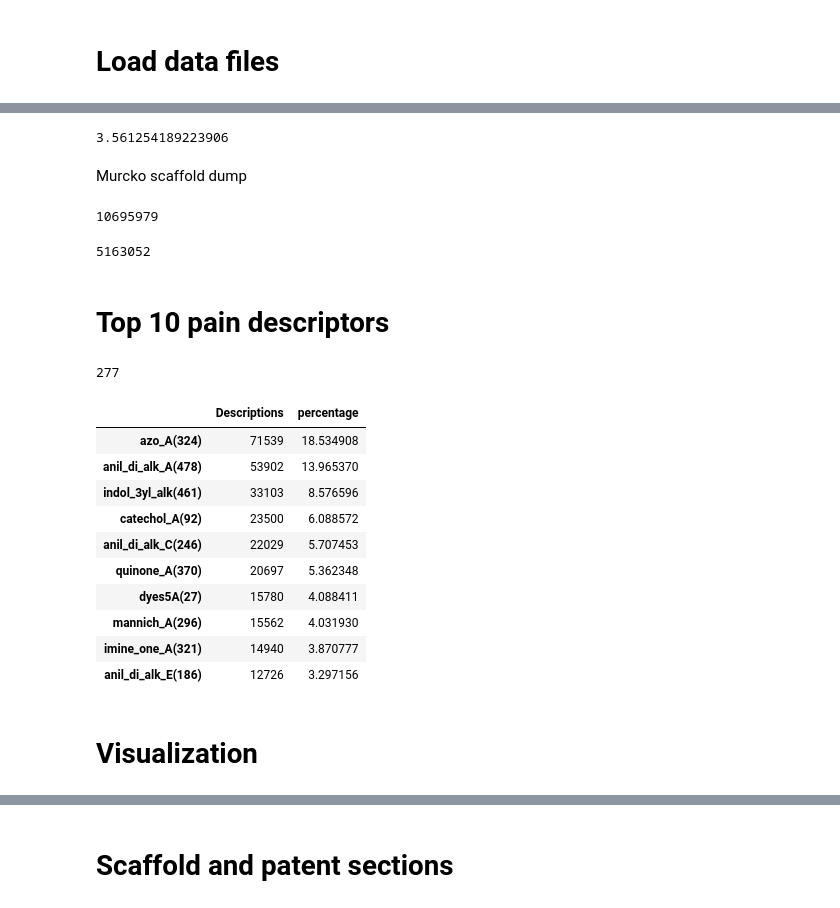
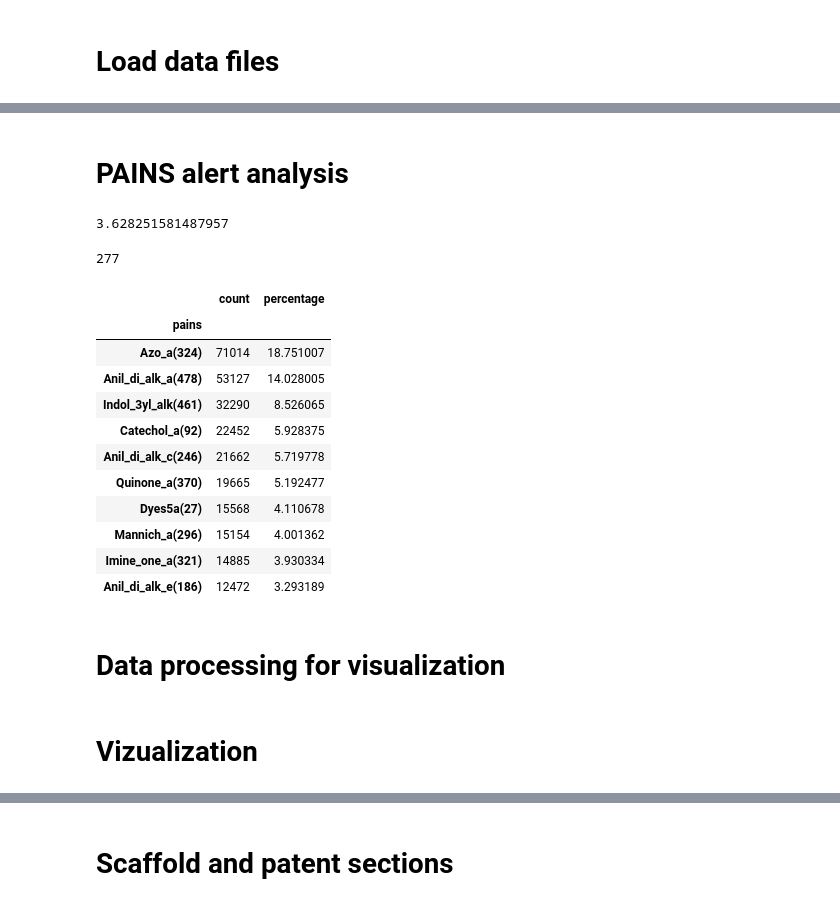
Before and after one commit to Fraunhofer-ITMP/patent-clinical-candidate-characteristics, a Jupyter notebook: notebooks/3_3_structure_charcterstics.ipynb, the cells around one changed output, grey strips where cells are left out. Drawn from its saved outputs; the diff is of its cells as text; code cells hidden in the pictures.

```diff
--- a/notebooks/3_3_structure_charcterstics.ipynb
+++ b/notebooks/3_3_structure_charcterstics.ipynb
@@ -41,2 +79,18 @@ SureChEMBL data
+# %%
+property_df = pd.read_csv(
+    f"{MAPPINGS_DIR}/property_data.tsv",
+    sep="\t",
+    low_memory=False,
+    usecols=["SMILES", "mw"],
+)
+
+pains_compounds_df = pd.read_parquet(
+    f"{PROCESSED_DIR}/pains_data.pq", columns=["SMILES", "pains", "pains_count"]
+)
+
+murcko_scaffold_df = pd.read_parquet(
+    f"{PROCESSED_DIR}/surechembl_generic_mucko.pq",
+    columns=["cleaned_smiles", "scaffold", "year", "scaffold_mw"],
+)
 # %%
 surechembl_df = pd.read_parquet(
@@ -67,15 +111,7 @@ pain_data.head(2)
+# %% [markdown]
+# PAINS alert analysis
 # %%
 # find percentage of unwanted structures in the dataset
-(
-    pain_data["smiles (Largest component)"].nunique()
-    / properties_df[properties_df.mw < 2000]["SMILES"].nunique()
-) * 100
+(pains_compounds_df["SMILES"].nunique() / property_df["SMILES"].nunique()) * 100
 # %% [output]
-3.561254189223906
+3.628251581487957
-# %% [markdown]
-Murcko scaffold dump
-# %%
-murcko_mapping_dict = json.load(open(f"{MAPPINGS_DIR}/murcko_scaffolds.json"))
-len(murcko_mapping_dict)
-# %% [output]
-10695979
@@ -84,30 +118,26 @@ murcko_wt_dict = json.load(open(f"{MAPPINGS_DIR}/murcko_scaffold_mol_wt.json"))
-# %%
-surechembl_df["scaffold"] = surechembl_df["SMILES"].map(murcko_mapping_dict)
-surechembl_df["scaffold_wt"] = surechembl_df["scaffold"].map(murcko_wt_dict)
-surechembl_df["scaffold"].nunique()
-# %% [output]
-5163052
-# %% [markdown]
-# Top 10 pain descriptors
-# %%
-pain_data["Descriptions"].nunique()
-# %% [output]
-277
+# %%
+pains_compounds_df["pains"].nunique()
+# %% [output]
+277
 # %%
-pain_descriptors = pain_data["Descriptions"].value_counts().to_frame()
+pain_descriptors = pains_compounds_df["pains"].value_counts().to_frame()
+
 pain_descriptors["percentage"] = (
-    pain_descriptors.Descriptions / pain_descriptors.Descriptions.sum()
+    pain_descriptors["count"] / pain_descriptors["count"].sum()
 ) * 100
 pain_descriptors.head(10)
 # %% [output]
-|  | Descriptions | percentage |
-| azo_A(324) | 71539 | 18.534908 |
-| anil_di_alk_A(478) | 53902 | 13.965370 |
-| indol_3yl_alk(461) | 33103 | 8.576596 |
-| catechol_A(92) | 23500 | 6.088572 |
-| anil_di_alk_C(246) | 22029 | 5.707453 |
-| quinone_A(370) | 20697 | 5.362348 |
-| dyes5A(27) | 15780 | 4.088411 |
-| mannich_A(296) | 15562 | 4.031930 |
-| imine_one_A(321) | 14940 | 3.870777 |
-| anil_di_alk_E(186) | 12726 | 3.297156 |
+|  | count | percentage |
+| pains |  |  |
+| Azo_a(324) | 71014 | 18.751007 |
+| Anil_di_alk_a(478) | 53127 | 14.028005 |
+| Indol_3yl_alk(461) | 32290 | 8.526065 |
+| Catechol_a(92) | 22452 | 5.928375 |
+| Anil_di_alk_c(246) | 21662 | 5.719778 |
+| Quinone_a(370) | 19665 | 5.192477 |
+| Dyes5a(27) | 15568 | 4.110678 |
+| Mannich_a(296) | 15154 | 4.001362 |
+| Imine_one_a(321) | 14885 | 3.930334 |
+| Anil_di_alk_e(186) | 12472 | 3.293189 |
+# %% [markdown]
+# Data processing for visualization
@@ -114,2 +174,2 @@ pain_descriptors.head(10)
 # %% [markdown]
-# Visualization
+# Vizualization
```
Also changed, not shown: parts of 32 cells of this notebook, 1 other file.
